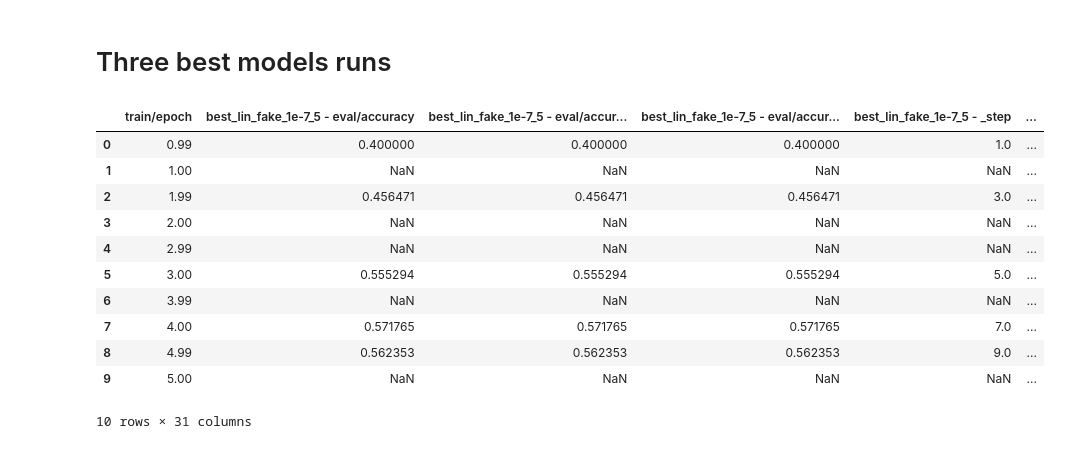
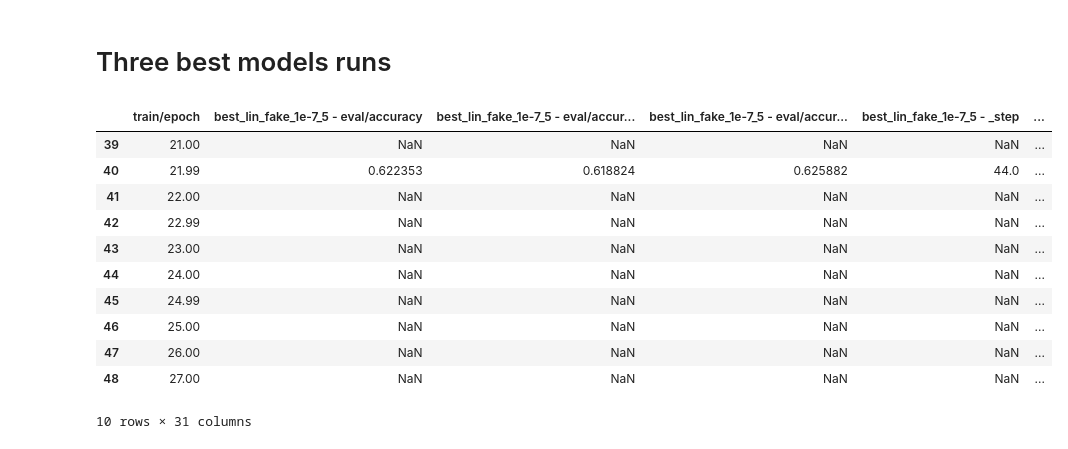
Before and after one commit to PulyaPolya/genres, a Jupyter notebook: ast_model/visualisations_hpo.ipynb, the cells around one changed output. Saved outputs shown, nothing was run; the diff lists cells and outputs as text; code cells hidden in the pictures.

```diff
--- a/ast_model/visualisations_hpo.ipynb
+++ b/ast_model/visualisations_hpo.ipynb
@@ -648,17 +258,17 @@ df.sort_values(by= "eval/accuracy", axis = 0, ascending=False).tail(10)
 # %%
 import pandas as pd
 df = pd.read_csv("wandbs_logs/5_seeds.csv")
-df.head(10)
+df.tail(10)
 # %% [output]
 |  | train/epoch | best_lin_fake_1e-7_5 - eval/accuracy | best_lin_fake_1e-7_5 - eval/accur... | best_lin_fake_1e-7_5 - eval/accur... | best_lin_fake_1e-7_5 - _step | ... |
-| 0 | 0.99 | 0.400000 | 0.400000 | 0.400000 | 1.0 | ... |
-| 1 | 1.00 | NaN | NaN | NaN | NaN | ... |
-| 2 | 1.99 | 0.456471 | 0.456471 | 0.456471 | 3.0 | ... |
-| 3 | 2.00 | NaN | NaN | NaN | NaN | ... |
-| 4 | 2.99 | NaN | NaN | NaN | NaN | ... |
-| 5 | 3.00 | 0.555294 | 0.555294 | 0.555294 | 5.0 | ... |
-| 6 | 3.99 | NaN | NaN | NaN | NaN | ... |
-| 7 | 4.00 | 0.571765 | 0.571765 | 0.571765 | 7.0 | ... |
-| 8 | 4.99 | 0.562353 | 0.562353 | 0.562353 | 9.0 | ... |
-| 9 | 5.00 | NaN | NaN | NaN | NaN | ... |
+| 39 | 21.00 | NaN | NaN | NaN | NaN | ... |
+| 40 | 21.99 | 0.622353 | 0.618824 | 0.625882 | 44.0 | ... |
+| 41 | 22.00 | NaN | NaN | NaN | NaN | ... |
+| 42 | 22.99 | NaN | NaN | NaN | NaN | ... |
+| 43 | 23.00 | NaN | NaN | NaN | NaN | ... |
+| 44 | 24.00 | NaN | NaN | NaN | NaN | ... |
+| 45 | 24.99 | NaN | NaN | NaN | NaN | ... |
+| 46 | 25.00 | NaN | NaN | NaN | NaN | ... |
+| 47 | 26.00 | NaN | NaN | NaN | NaN | ... |
+| 48 | 27.00 | NaN | NaN | NaN | NaN | ... |
 10 rows × 31 columns
```
Also changed, not shown: parts of 42 cells of this notebook, 2 other files.
